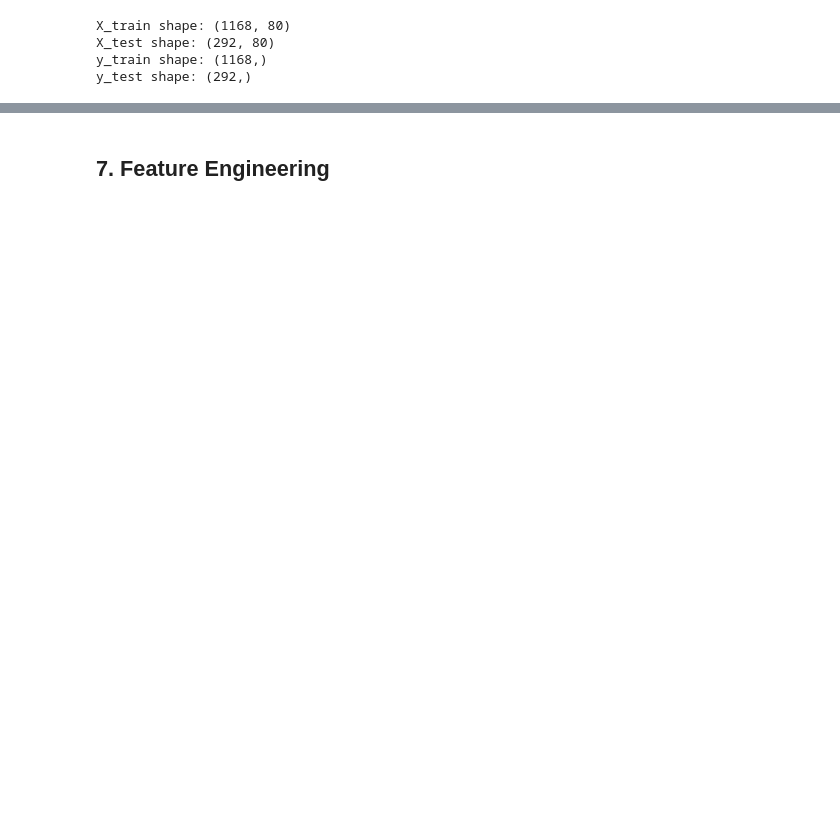
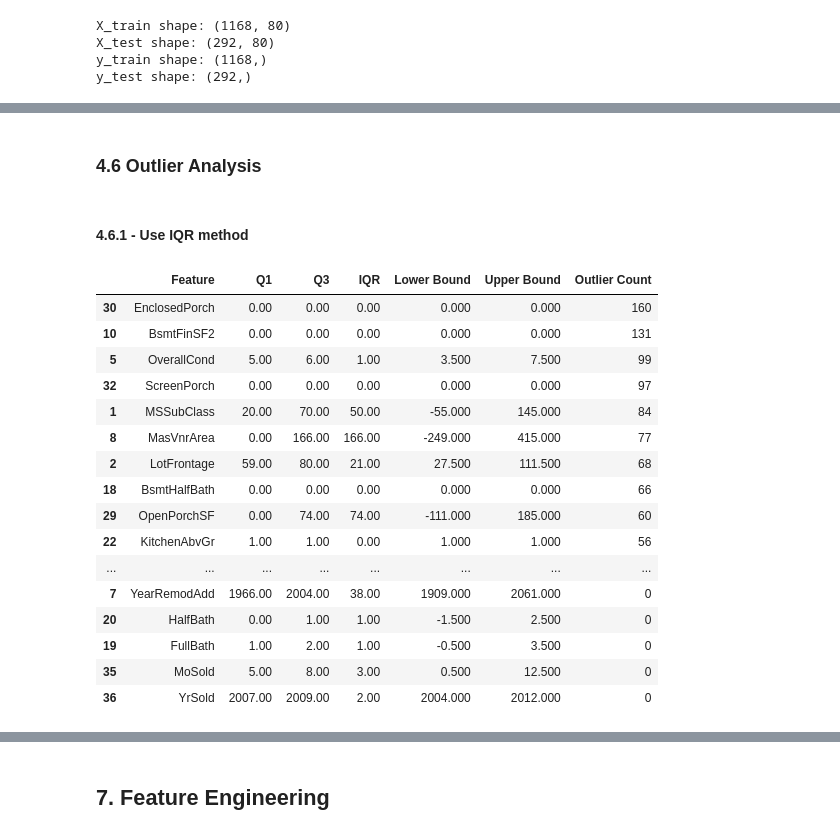
Before and after one commit to VenuriDampahalage/ames-housing-price-prediction, a Jupyter notebook: preProcessing.ipynb, the cells around one changed output, grey strips where cells are left out. Drawn from its saved outputs; the diff is of its cells as text; code cells hidden in the pictures; blank space fills up the shorter version.

```diff
--- a/preProcessing.ipynb
+++ b/preProcessing.ipynb
@@ -620,5 +41,0 @@ Right-skewed features:
-# %%
-for col in right_skewed:
-    print(
-        f"{col}: min = {X_train_selected[col].min()}"
-    )
@@ -819,0 +118,3 @@ display(outlier_df)
+# %%
+for col in categorical_cols:
+    print(f"{col}: {X_train[col].nunique()} unique values")
@@ -819,0 +279,4 @@ display(outlier_df)
+# %%
+for col in categorical_cols:
+    print(f"\n===== {col} =====")
+    print(X_train[col].value_counts(dropna=False))
@@ -819,0 +303,4 @@ display(outlier_df)
+# %%
+for col in categorical_cols:
+    print(f"{col}:")
+    print(X_train[col].unique())
@@ -819,0 +325,56 @@ display(outlier_df)
+# %% [markdown]
+### 4.6 Outlier Analysis
+# %% [markdown]
+#### 4.6.1 - Use IQR method
+# %%
+import pandas as pd
+
+outlier_results = []
+
+for col in numerical_cols:
+    Q1 = X_train[col].quantile(0.25)
+    Q3 = X_train[col].quantile(0.75)
+    IQR = Q3 - Q1
+
+    lower = Q1 - 1.5 * IQR
+    upper = Q3 + 1.5 * IQR
+
+    outlier_count = ((X_train[col] < lower) |
+                     (X_train[col] > upper)).sum()
+
+    outlier_results.append({
+        'Feature': col,
+        'Q1': Q1,
+        'Q3': Q3,
+        'IQR': IQR,
+        'Lower Bound': lower,
+        'Upper Bound': upper,
+        'Outlier Count': outlier_count
+    })
+
+outlier_table = pd.DataFrame(outlier_results)
+
+outlier_table = outlier_table.sort_values(
+    'Outlier Count',
+    ascending=False
+)
+
+outlier_table
+# %% [output]
+|  | Feature | Q1 | Q3 | IQR | Lower Bound | Upper Bound | Outlier Count |
+| 30 | EnclosedPorch | 0.00 | 0.00 | 0.00 | 0.000 | 0.000 | 160 |
+| 10 | BsmtFinSF2 | 0.00 | 0.00 | 0.00 | 0.000 | 0.000 | 131 |
+| 5 | OverallCond | 5.00 | 6.00 | 1.00 | 3.500 | 7.500 | 99 |
+| 32 | ScreenPorch | 0.00 | 0.00 | 0.00 | 0.000 | 0.000 | 97 |
+| 1 | MSSubClass | 20.00 | 70.00 | 50.00 | -55.000 | 145.000 | 84 |
+| 8 | MasVnrArea | 0.00 | 166.00 | 166.00 | -249.000 | 415.000 | 77 |
+| 2 | LotFrontage | 59.00 | 80.00 | 21.00 | 27.500 | 111.500 | 68 |
+| 18 | BsmtHalfBath | 0.00 | 0.00 | 0.00 | 0.000 | 0.000 | 66 |
+| 29 | OpenPorchSF | 0.00 | 74.00 | 74.00 | -111.000 | 185.000 | 60 |
+| 22 | KitchenAbvGr | 1.00 | 1.00 | 0.00 | 1.000 | 1.000 | 56 |
+| ... | ... | ... | ... | ... | ... | ... | ... |
+| 7 | YearRemodAdd | 1966.00 | 2004.00 | 38.00 | 1909.000 | 2061.000 | 0 |
+| 20 | HalfBath | 0.00 | 1.00 | 1.00 | -1.500 | 2.500 | 0 |
+| 19 | FullBath | 1.00 | 2.00 | 1.00 | -0.500 | 3.500 | 0 |
+| 35 | MoSold | 5.00 | 8.00 | 3.00 | 0.500 | 12.500 | 0 |
+| 36 | YrSold | 2007.00 | 2009.00 | 2.00 | 2004.000 | 2012.000 | 0 |
```
Also changed, not shown: parts of 160 cells of this notebook, 3 other files.
